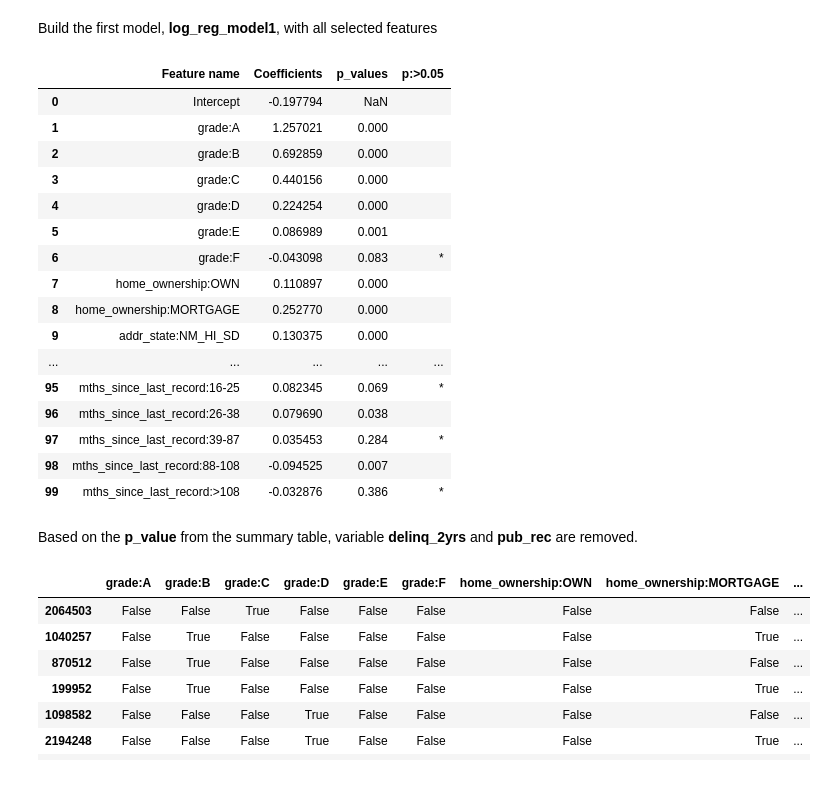
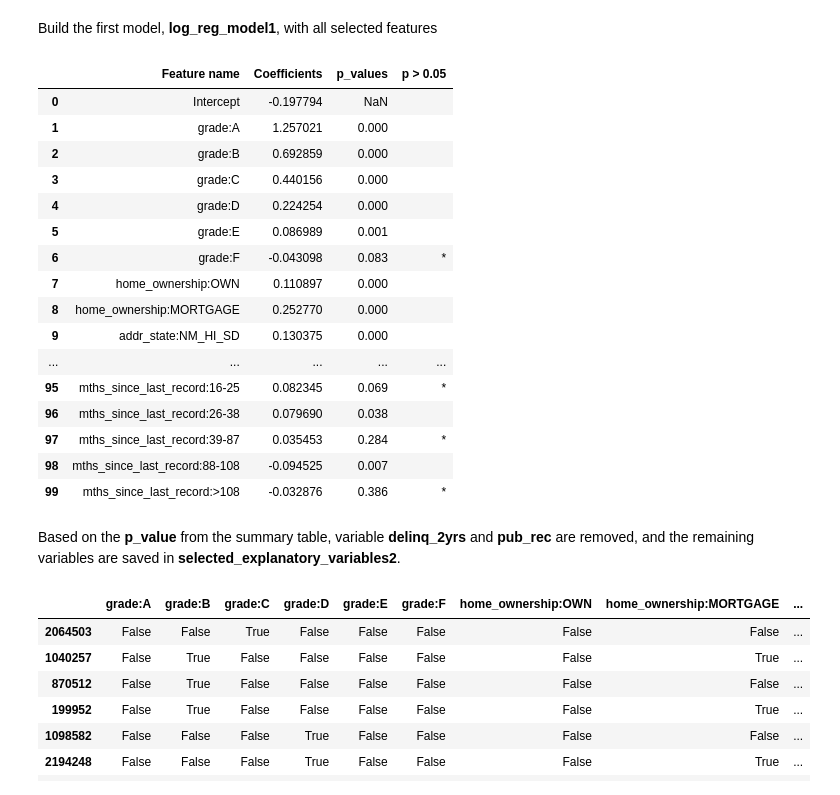
Before and after one commit to z252zhu/Credit-Risk-Modeling-on-Loan-Data, a Jupyter notebook: Credir Risk Modeling on Lending Club Loan Data - Modeling.ipynb, the cells around one changed output. Drawn from its saved outputs; the diff is of its cells as text; code cells hidden in the pictures.

Commit message:
Update Modeling.ipynb

```diff
--- a/Credir Risk Modeling on Lending Club Loan Data - Modeling.ipynb
+++ b/Credir Risk Modeling on Lending Club Loan Data - Modeling.ipynb
@@ -250,5 +250,5 @@ Select the reference case for each category
 # %%
-reference_category = [
+reference_category1 = [
     'grade:G',
     'home_ownership:RENT_OTHER_NONE_ANY',
     'addr_state:IA_AL_LA_OK_AR_MS_NV',
@@ -272,9 +272,9 @@ reference_category = [
     'mths_since_last_delinq:0-18',
     'mths_since_last_record:0-15']
 # %%
-input_train_with_refer_categ = loan_data_inputs_train.loc[: , selected_explanatory_variables]
-inputs_train = input_train_with_refer_categ.drop(reference_category, axis = 1)
-inputs_train.head(10)
+input_train_with_refer_categ1 = loan_data_inputs_train.loc[: , selected_explanatory_variables1]
+inputs_train1 = input_train_with_refer_categ1.drop(reference_category1, axis = 1)
+inputs_train1.head(10)
 # %% [output]
 |  | grade:A | grade:B | grade:C | grade:D | grade:E | grade:F | home_ownership:OWN | home_ownership:MORTGAGE | ... |
 | 2064503 | False | False | True | False | False | False | False | False | ... |
@@ -345,21 +345,21 @@ class LogisticRegression_p_values:
 Build the first model, **log_reg_model1**, with all selected features
 # %%
 log_reg_model1 = LogisticRegression_p_values()
-log_reg_model1.fit(inputs_train, loan_data_targets_train)
+log_reg_model1.fit(inputs_train1, loan_data_targets_train)
 # %%
-feature_name = inputs_train.columns.values
-summary_table = pd.DataFrame(columns = ['Feature name'], data = feature_name)
-summary_table['Coefficients'] = np.transpose(log_reg_model1.coef_)
-summary_table.index = summary_table.index + 1
-summary_table.loc[0] = ['Intercept', log_reg_model1.intercept_[0]]
-summary_table = summary_table.sort_index()
-summary_table['p_values'] = log_reg_model1.p_values
-summary_table['p:>0.05'] = np.where((summary_table['p_values'] > 0.05), "*", "")
+feature_name = inputs_train1.columns.values
+summary_table1 = pd.DataFrame(columns = ['Feature name'], data = feature_name)
+summary_table1['Coefficients'] = np.transpose(log_reg_model1.coef_)
+summary_table1.index = summary_table1.index + 1
+summary_table1.loc[0] = ['Intercept', log_reg_model1.intercept_[0]]
+summary_table1 = summary_table1.sort_index()
+summary_table1['p_values'] = log_reg_model1.p_values
+summary_table1['p > 0.05'] = np.where((summary_table1['p_values'] > 0.05), "*", "")
 # %%
 pd.options.display.max_rows = None
-summary_table
+summary_table1
 # %% [output]
-|  | Feature name | Coefficients | p_values | p:>0.05 |
+|  | Feature name | Coefficients | p_values | p > 0.05 |
 | 0 | Intercept | -0.197794 | NaN |  |
 | 1 | grade:A | 1.257021 | 0.000 |  |
 | 2 | grade:B | 0.692859 | 0.000 |  |
@@ -377,5 +377,5 @@ summary_table
 | 98 | mths_since_last_record:88-108 | -0.094525 | 0.007 |  |
 | 99 | mths_since_last_record:>108 | -0.032876 | 0.386 | * |
 # %% [markdown]
-Based on the **p_value** from the summary table, variable **delinq_2yrs** and **pub_rec** are removed.
+Based on the **p_value** from the summary table, variable **delinq_2yrs** and **pub_rec** are removed, and the remaining variables are saved in **selected_explanatory_variables2**.
 # %%
```
Also changed, not shown: parts of 39 cells of this notebook.
